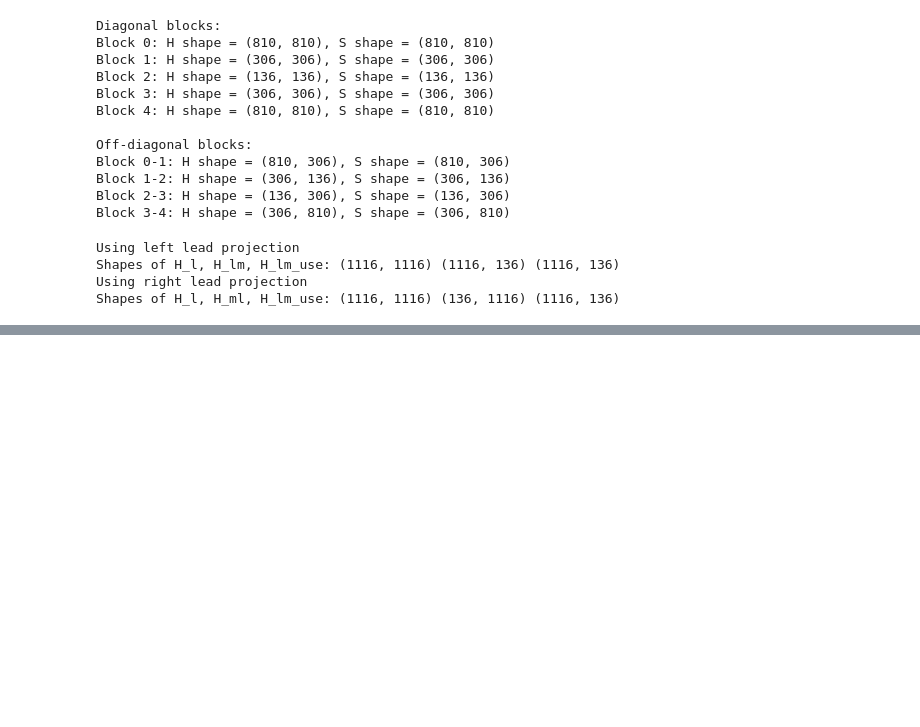
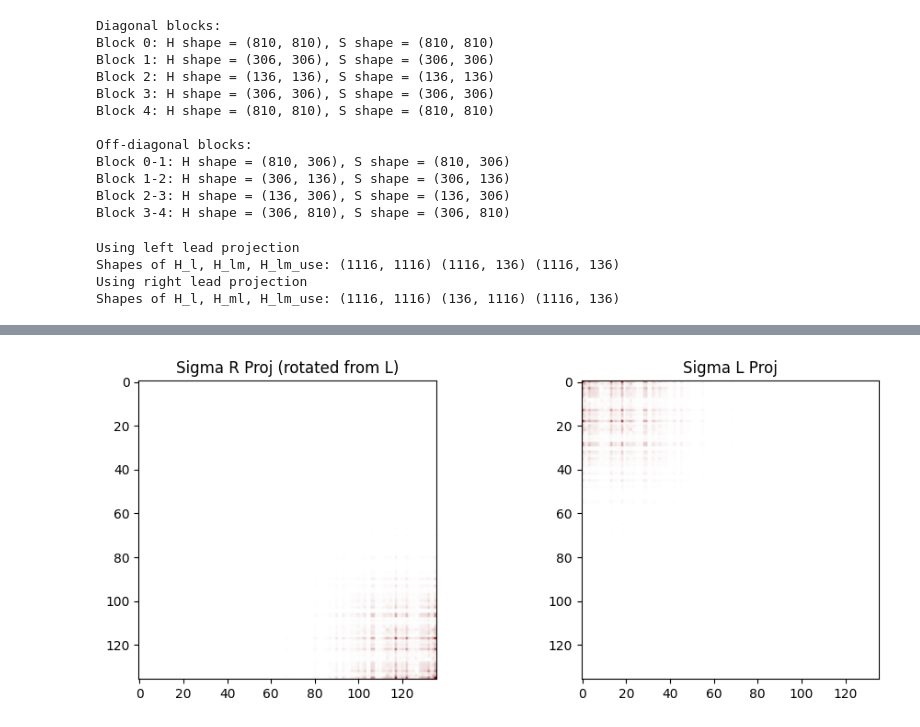
Before and after one commit to aj0337/qtpyt-tests, a Jupyter notebook: vertex_correction/pentadienyl/projection_mol_space/tester.ipynb, the cells around one changed output, grey strips where cells are left out. Cells and saved outputs as stored; diff of their text form; code cells hidden in the pictures; blank space fills up the shorter version.

```diff
--- a/vertex_correction/pentadienyl/projection_mol_space/tester.ipynb
+++ b/vertex_correction/pentadienyl/projection_mol_space/tester.ipynb
@@ -586,0 +623,17 @@ Shapes of H_l, H_ml, H_lm_use: (1116, 1116) (136, 1116) (1116, 136)
+# %%
+fig, axes = plt.subplots(1, 2, figsize=(10, 4))
+
+L = sigma_L_proj
+
+R_rot = np.rot90(L, 2)          # 180° rotation (same as flipping both axes)
+
+axes[0].imshow(np.abs(R_rot), cmap=maroon_cmap)
+axes[0].set_title("Sigma R Proj (rotated from L)")
+
+axes[1].imshow(np.abs(L), cmap=maroon_cmap)
+axes[1].set_title("Sigma L Proj")
+
+plt.tight_layout()
+plt.show()
+# %% [output]
+[figure, added]
```
Also changed, not shown: parts of 5 cells of this notebook.
